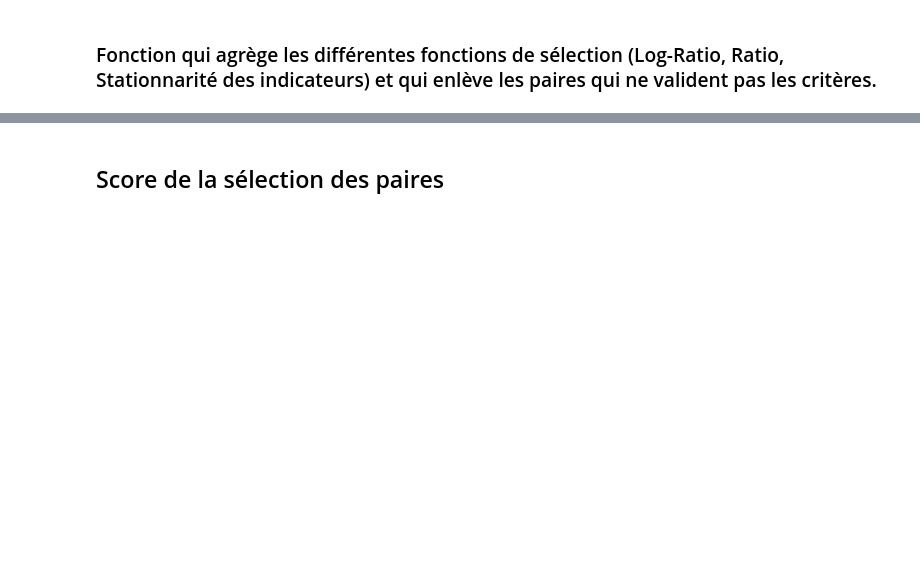
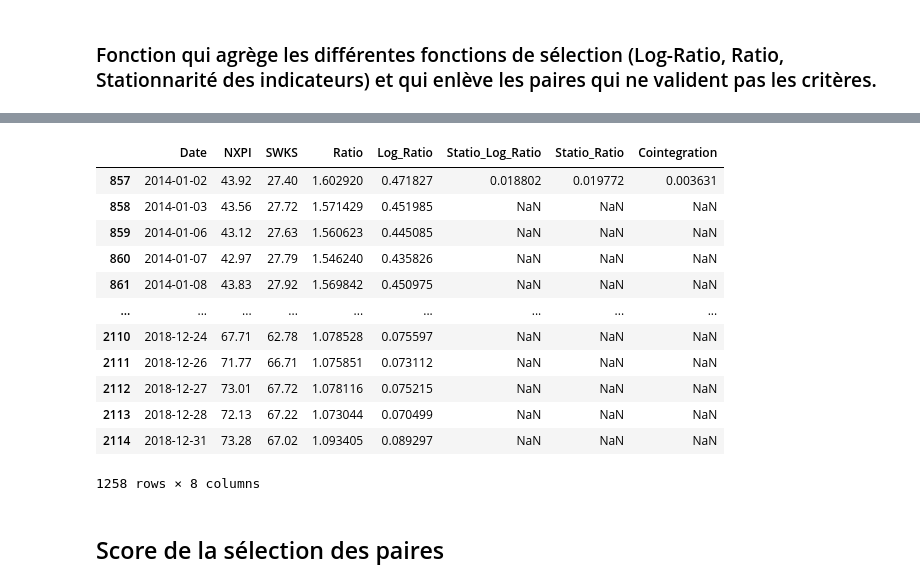
Before and after one commit to ArthurVinot/PI2, a Jupyter notebook: Code_Presentation.ipynb, the cells around one changed output, grey strips where cells are left out. Drawn from its saved outputs; the diff is of its cells as text; code cells hidden in the pictures; blank space fills up the shorter version.

```diff
--- a/Code_Presentation.ipynb
+++ b/Code_Presentation.ipynb
@@ -382,8 +382,8 @@ def add_log_list_df(df):
 ##### Ajout des ratios au df
 # %%
 def add_ratios(df):
-    df = [ratio_df(x) for x in df]
-    return [log_ratio_df(x) for x in df]
+    df_copy = [ratio_df(x) for x in copy.deepcopy(df)]
+    return [log_ratio_df(x) for x in df_copy]
 # %% [markdown]
 #### Fonction qui enlève les paires peu cointégrées
 # %%
@@ -485,3 +467,19 @@ test[0][0]
+# %%
+train[0]
+# %% [output]
+|  | Date | NXPI | SWKS | Ratio | Log_Ratio | Statio_Log_Ratio | Statio_Ratio | Cointegration |
+| 857 | 2014-01-02 | 43.92 | 27.40 | 1.602920 | 0.471827 | 0.018802 | 0.019772 | 0.003631 |
+| 858 | 2014-01-03 | 43.56 | 27.72 | 1.571429 | 0.451985 | NaN | NaN | NaN |
+| 859 | 2014-01-06 | 43.12 | 27.63 | 1.560623 | 0.445085 | NaN | NaN | NaN |
+| 860 | 2014-01-07 | 42.97 | 27.79 | 1.546240 | 0.435826 | NaN | NaN | NaN |
+| 861 | 2014-01-08 | 43.83 | 27.92 | 1.569842 | 0.450975 | NaN | NaN | NaN |
+| ... | ... | ... | ... | ... | ... | ... | ... | ... |
+| 2110 | 2018-12-24 | 67.71 | 62.78 | 1.078528 | 0.075597 | NaN | NaN | NaN |
+| 2111 | 2018-12-26 | 71.77 | 66.71 | 1.075851 | 0.073112 | NaN | NaN | NaN |
+| 2112 | 2018-12-27 | 73.01 | 67.72 | 1.078116 | 0.075215 | NaN | NaN | NaN |
+| 2113 | 2018-12-28 | 72.13 | 67.22 | 1.073044 | 0.070499 | NaN | NaN | NaN |
+| 2114 | 2018-12-31 | 73.28 | 67.02 | 1.093405 | 0.089297 | NaN | NaN | NaN |
+1258 rows × 8 columns
 # %% [markdown]
 ## Score de la sélection des paires
 # %%
```
Also changed, not shown: parts of 31 cells of this notebook.
